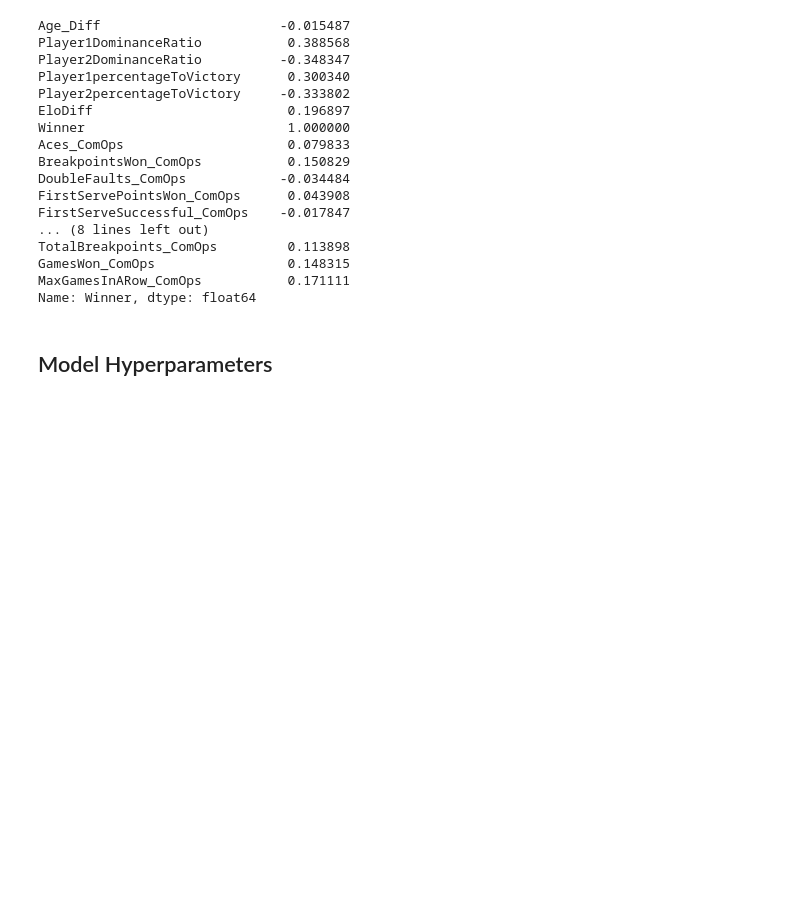
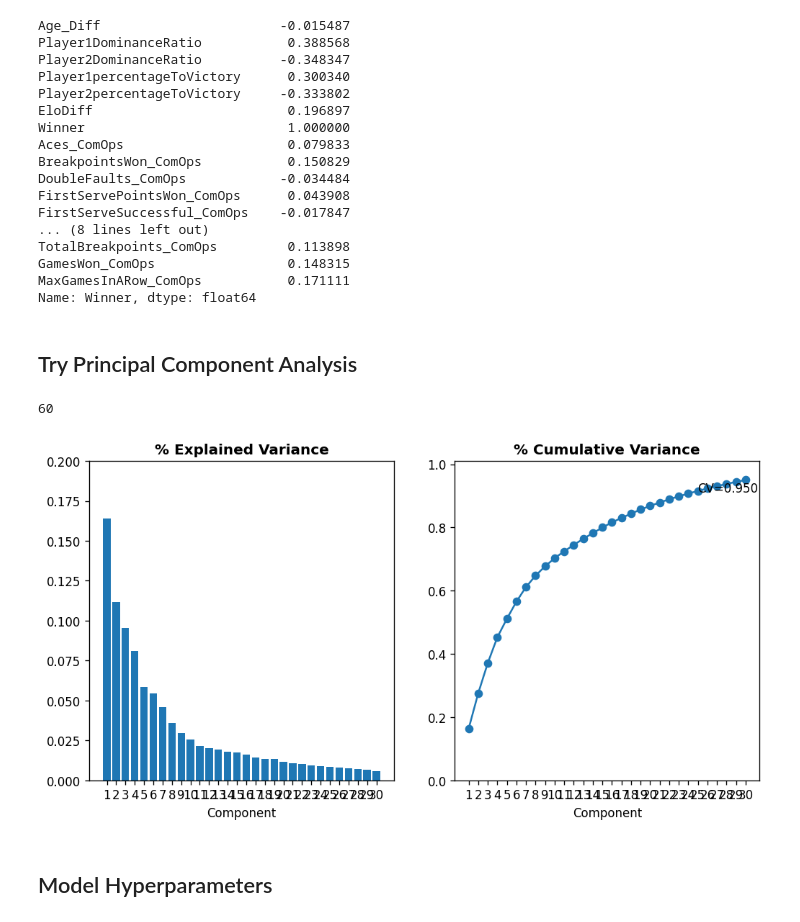
Before and after one commit to AeroEng16/TennisPrediction, a Jupyter notebook: dataPrepAndModelCreation.ipynb, the cells around one changed output. Saved outputs shown, nothing was run; the diff lists cells and outputs as text; code cells hidden in the pictures; blank space fills up the shorter version.

```diff
--- a/dataPrepAndModelCreation.ipynb
+++ b/dataPrepAndModelCreation.ipynb
@@ -202,3 +188,21 @@ TotalBreakpoints_ComOps         0.113898
 GamesWon_ComOps                 0.148315
 MaxGamesInARow_ComOps           0.171111
 Name: Winner, dtype: float64
+# %% [markdown]
+## Try Principal Component Analysis
+# %%
+df_PCA = df.drop(allColumnsToDrop,axis=1)
+
+features = [x for x in df_PCA.columns if x not in ["Winner"]]
+
+# Separating out the features
+x = df_PCA.loc[:, features].values
+
+# Separating out the target
+y = df_PCA.loc[:,['Winner']].values
+
+x = StandardScaler().fit_transform(x)
+
+print(len(features))
+# %% [output]
+60
@@ -205,3 +274,16 @@ Name: Winner, dtype: float64
+# %%
+
+pca = PCA(n_components=30)
+
+principalComponents = pca.fit_transform(x)
+
+principalDf = pd.DataFrame(data = principalComponents)
+
+finalDf = pd.concat([principalDf, df_PCA[['Winner']]], axis = 1)
+
+plot_pca_variance(pca)
+# %% [output]
+[figure, added]
 # %% [markdown]
 ## Model Hyperparameters
 # %%
```
Also changed, not shown: parts of 4 cells of this notebook.
